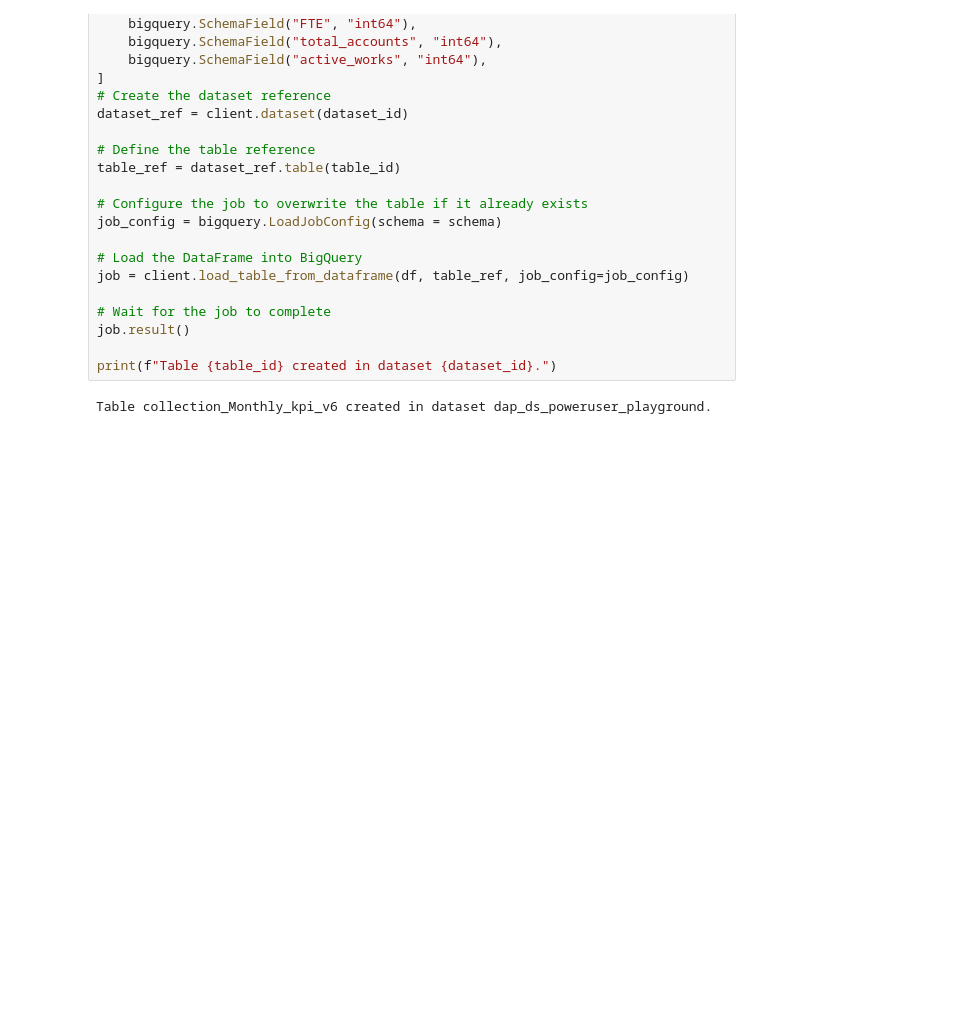
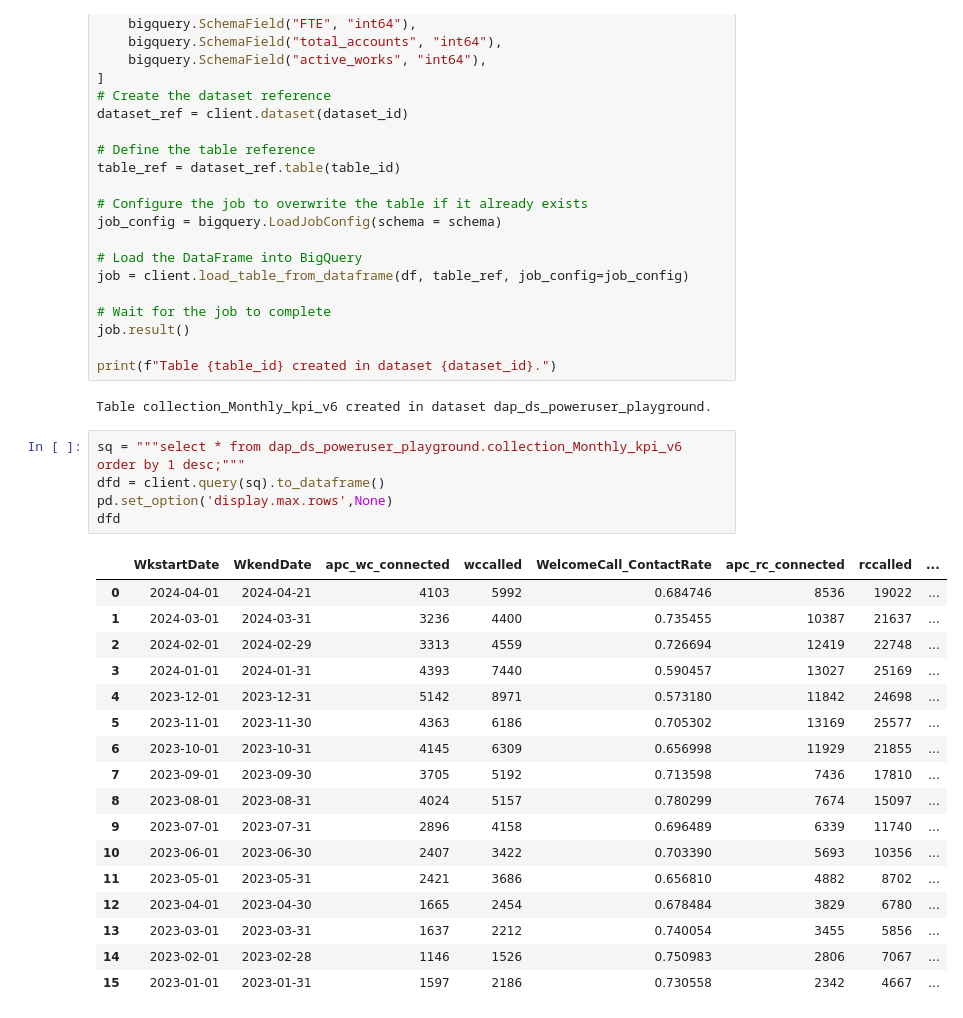
Before and after one commit to dchakroborti-tonik/WeeklyKPI, a Jupyter notebook: Notebook/New_KPI_Report_v6.ipynb, the cells around one changed output. Drawn from its saved outputs; the diff is of its cells as text; blank space fills up the shorter version.

Commit message:
Monthly and weekly v6 and monthly v5 notebooks updated

```diff
--- a/Notebook/New_KPI_Report_v6.ipynb
+++ b/Notebook/New_KPI_Report_v6.ipynb
@@ -1865,3 +1867,26 @@ job.result()
 print(f"Table {table_id} created in dataset {dataset_id}.")
 # %% [output]
 Table collection_Monthly_kpi_v6 created in dataset dap_ds_poweruser_playground.
+# %%
+sq = """select * from dap_ds_poweruser_playground.collection_Monthly_kpi_v6 order by 1 desc;"""
+dfd = client.query(sq).to_dataframe()
+pd.set_option('display.max.rows',None)
+dfd
+# %% [output]
+|  | WkstartDate | WkendDate | apc_wc_connected | wccalled | WelcomeCall_ContactRate | apc_rc_connected | rccalled | ... |
+| 0 | 2024-04-01 | 2024-04-21 | 4103 | 5992 | 0.684746 | 8536 | 19022 | ... |
+| 1 | 2024-03-01 | 2024-03-31 | 3236 | 4400 | 0.735455 | 10387 | 21637 | ... |
+| 2 | 2024-02-01 | 2024-02-29 | 3313 | 4559 | 0.726694 | 12419 | 22748 | ... |
+| 3 | 2024-01-01 | 2024-01-31 | 4393 | 7440 | 0.590457 | 13027 | 25169 | ... |
+| 4 | 2023-12-01 | 2023-12-31 | 5142 | 8971 | 0.573180 | 11842 | 24698 | ... |
+| 5 | 2023-11-01 | 2023-11-30 | 4363 | 6186 | 0.705302 | 13169 | 25577 | ... |
+| 6 | 2023-10-01 | 2023-10-31 | 4145 | 6309 | 0.656998 | 11929 | 21855 | ... |
+| 7 | 2023-09-01 | 2023-09-30 | 3705 | 5192 | 0.713598 | 7436 | 17810 | ... |
+| 8 | 2023-08-01 | 2023-08-31 | 4024 | 5157 | 0.780299 | 7674 | 15097 | ... |
+| 9 | 2023-07-01 | 2023-07-31 | 2896 | 4158 | 0.696489 | 6339 | 11740 | ... |
+| 10 | 2023-06-01 | 2023-06-30 | 2407 | 3422 | 0.703390 | 5693 | 10356 | ... |
+| 11 | 2023-05-01 | 2023-05-31 | 2421 | 3686 | 0.656810 | 4882 | 8702 | ... |
+| 12 | 2023-04-01 | 2023-04-30 | 1665 | 2454 | 0.678484 | 3829 | 6780 | ... |
+| 13 | 2023-03-01 | 2023-03-31 | 1637 | 2212 | 0.740054 | 3455 | 5856 | ... |
+| 14 | 2023-02-01 | 2023-02-28 | 1146 | 1526 | 0.750983 | 2806 | 7067 | ... |
+| 15 | 2023-01-01 | 2023-01-31 | 1597 | 2186 | 0.730558 | 2342 | 4667 | ... |
```
Also changed, not shown: parts of 30 cells of this notebook, 3 other files.
